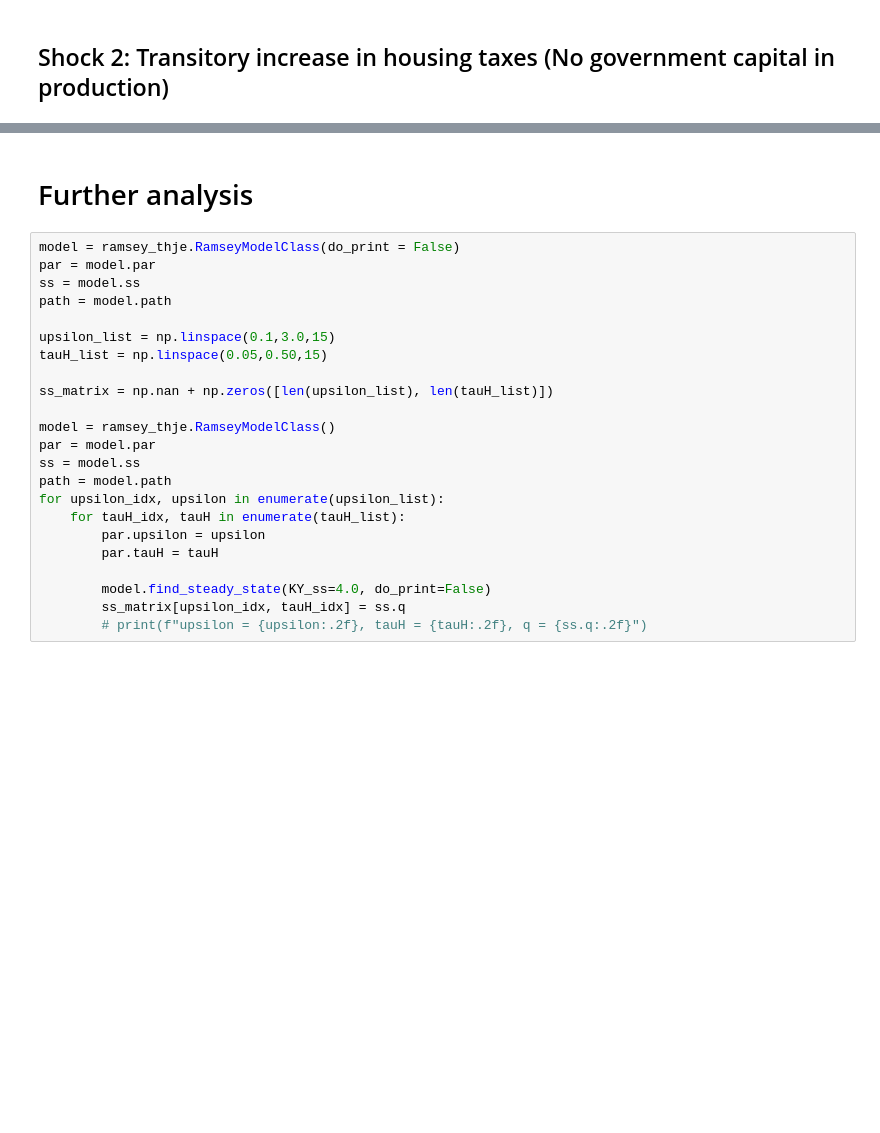
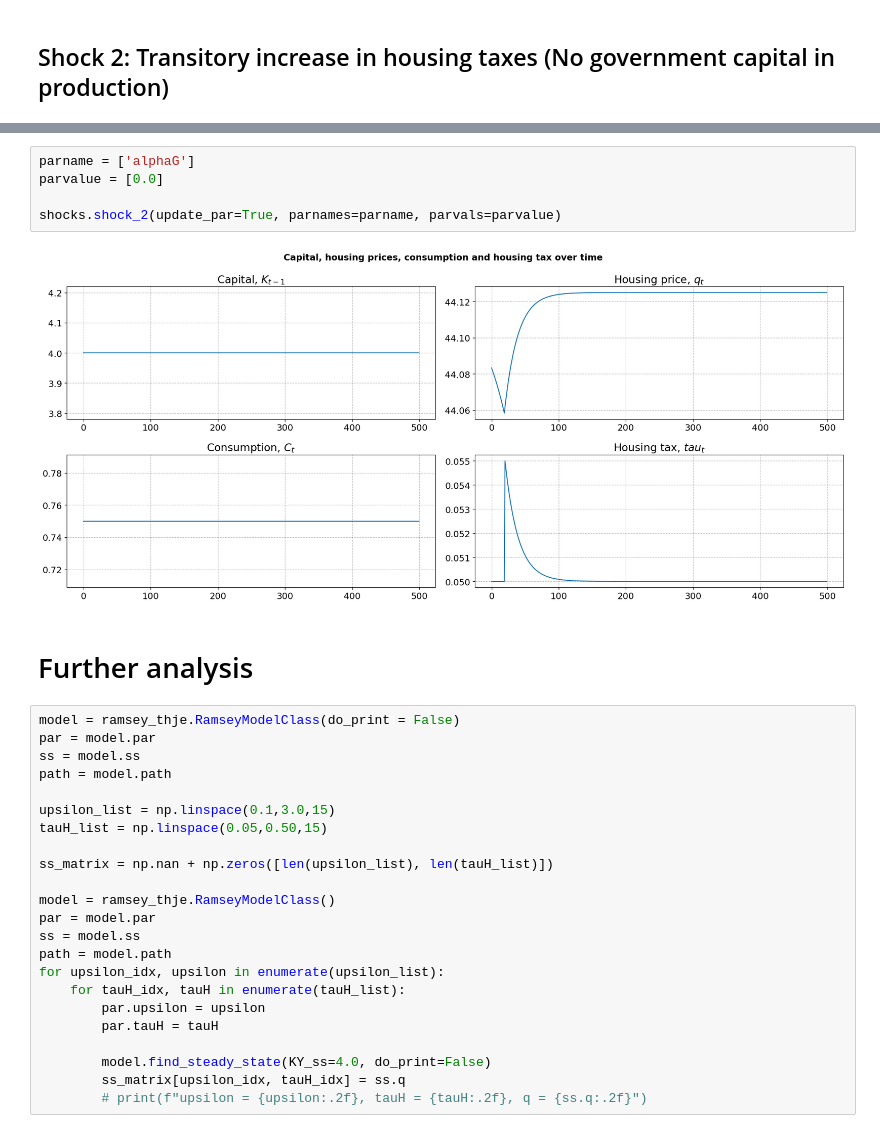
Before and after one commit to NumEconCopenhagen/projects-2024-mikkel-thomas, a Jupyter notebook: modelproject/modelproject.ipynb, the cells around one changed output, grey strips where cells are left out. Cells and saved outputs as stored; diff of their text form; blank space fills up the shorter version.

```diff
--- a/modelproject/modelproject.ipynb
+++ b/modelproject/modelproject.ipynb
@@ -314,3 +317,10 @@ It can be seen that an increase in the unit tax on housing acts exactly like an
+# %%
+parname = ['alphaG']
+parvalue = [0.0]
+
+shocks.shock_2(update_par=True, parnames=parname, parvals=parvalue)
+# %% [output]
+[figure, added]
 # %% [markdown]
 # Further analysis
 # %%
```
Also changed, not shown: parts of 13 cells of this notebook, 2 other files.
